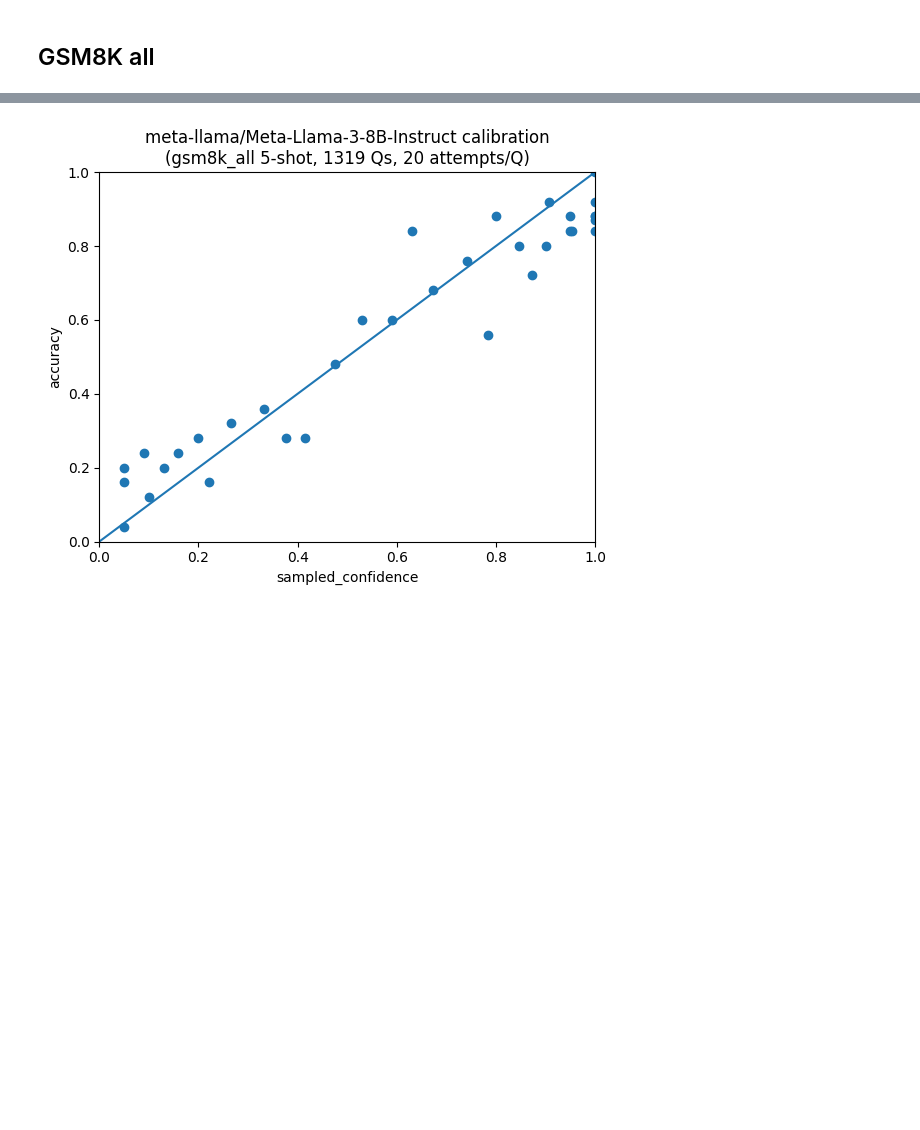
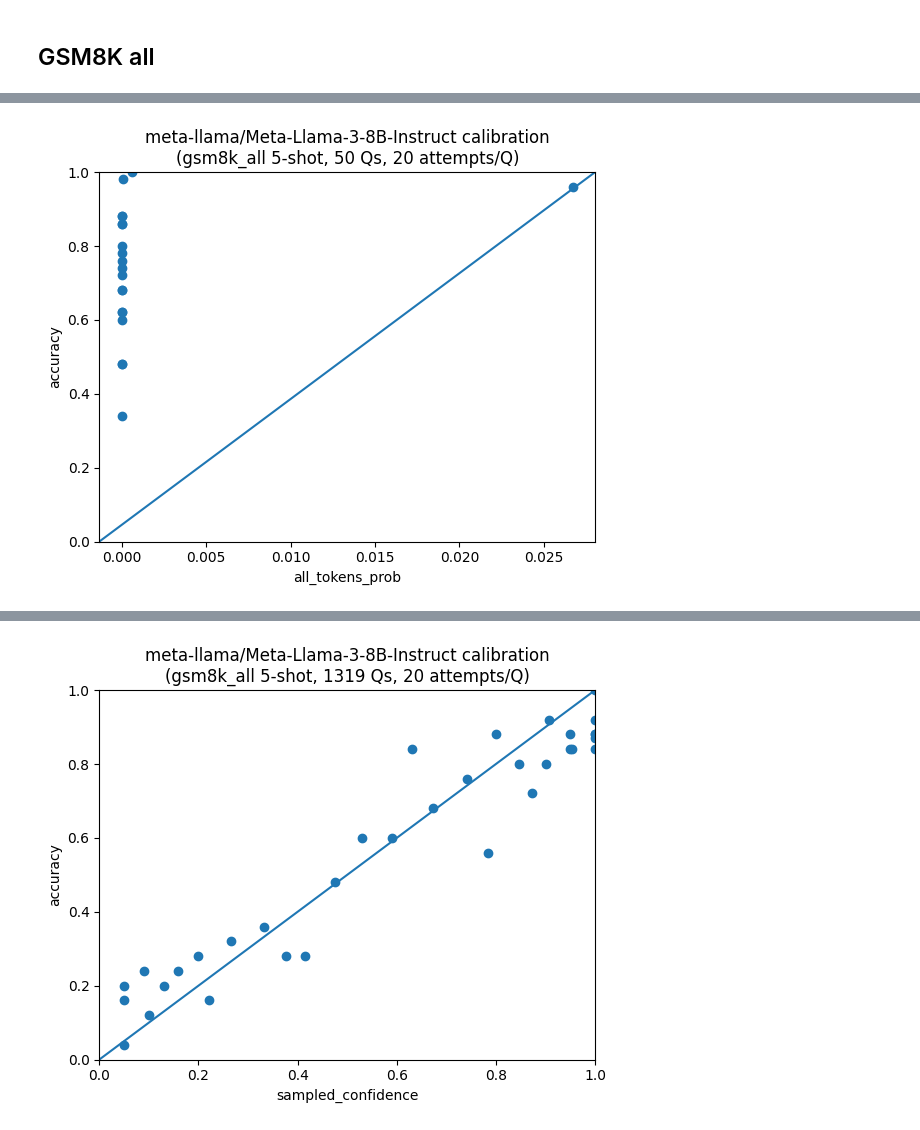
Before and after one commit to jamesyc23/alamere, a Jupyter notebook: confidence.ipynb, the cells around one changed output, grey strips where cells are left out. Drawn from its saved outputs; the diff is of its cells as text; code cells hidden in the pictures; blank space fills up the shorter version.

```diff
--- a/confidence.ipynb
+++ b/confidence.ipynb
@@ -55,6 +50,8 @@ Successfully installed math-equivalence-0.0.0
 Note: you may need to restart the kernel to use updated packages.
 # %%
 from math_equivalence import is_equiv as boxed_answer_is_equiv
+# %%
+gsm8k_df = pd.DataFrame(load_dataset("gsm8k", "main")["test"])
 # %% [markdown]
 ## CalibrationDataset and CalibrationRun class defs
 # %%
@@ -64,13 +61,17 @@ class CalibrationDataset:
         dataset_name,
         df,
         is_equiv,
+        get_value_from_response,
         get_prompt_content,
+        get_value_tokens_prob,
         seed,
     ):
         self.dataset_name = dataset_name
         self.df = df
         self.is_equiv = is_equiv
+        self.get_value_from_response = get_value_from_response
         self.get_prompt_content = get_prompt_content
+        self.get_value_tokens_prob = get_value_tokens_prob
         self.seed = seed
 
         self.df['q_id'] = self.df.index
@@ -221,12 +238,24 @@ def gsm8k_get_prompt_content(question, examples_text):
         + "Please give your reasoning, then output your final answer as a single number immediately preceded by #### with nothing after.\n\n"
         + f"Examples:\n\n{examples_text}"
     )
+
+def gsm8k_get_tokens_prob(logprobs):
+    # TODO: assert that #### is in the logprobs
+    token_count = 0
+    for token in logprobs['tokens'][::-1][1:]:
+        if token == "####":
+            break
+        token_count += 1
+    tokens_prob = exp(sum(logprobs['token_logprobs'][-(token_count):-1]))
+    return tokens_prob
 # %%
 gsm8k_all = CalibrationDataset(
     dataset_name="gsm8k_all",
-    df = pd.DataFrame(load_dataset("gsm8k", "main")["test"]),
+    df = gsm8k_df,
     is_equiv = gsm8k_is_equiv,
+    get_value_from_response=gsm8k_str_to_num_parser,
     get_prompt_content=gsm8k_get_prompt_content,
+    get_value_tokens_prob=gsm8k_get_tokens_prob,
     seed=SEED,
 )
 # %%
@@ -248,0 +278,5 @@ Lines dropped: 0
+# %%
+# gsm8k_50_llama3_8b.get_confs("value_tokens_prob")
+gsm8k_50_llama3_8b.plot_estimated_confidence_vs_accuracy(confidence_estimator="all_tokens_prob", qa_pairs_per_bin=50)
+# %% [output]
+[figure, added]
```
Also changed, not shown: parts of 10 cells of this notebook, 1 other file.
